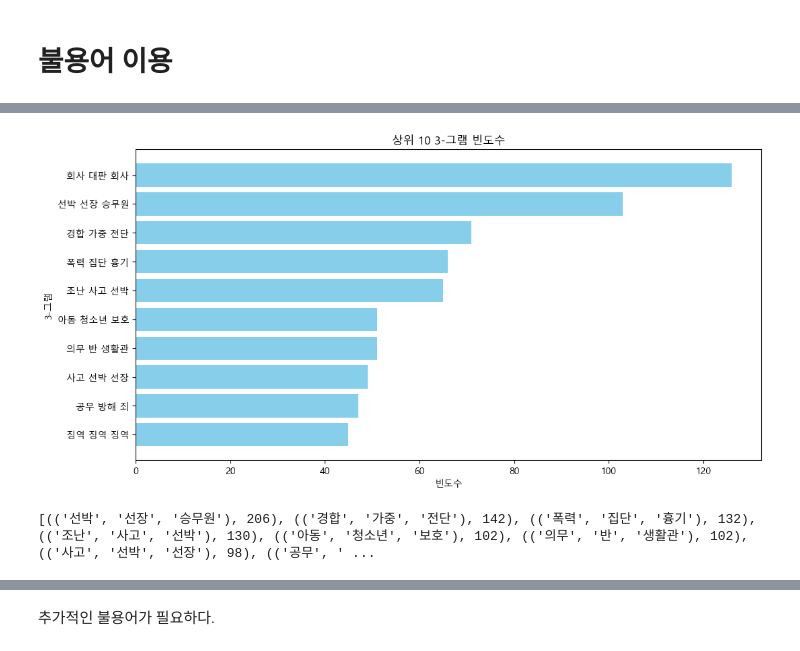
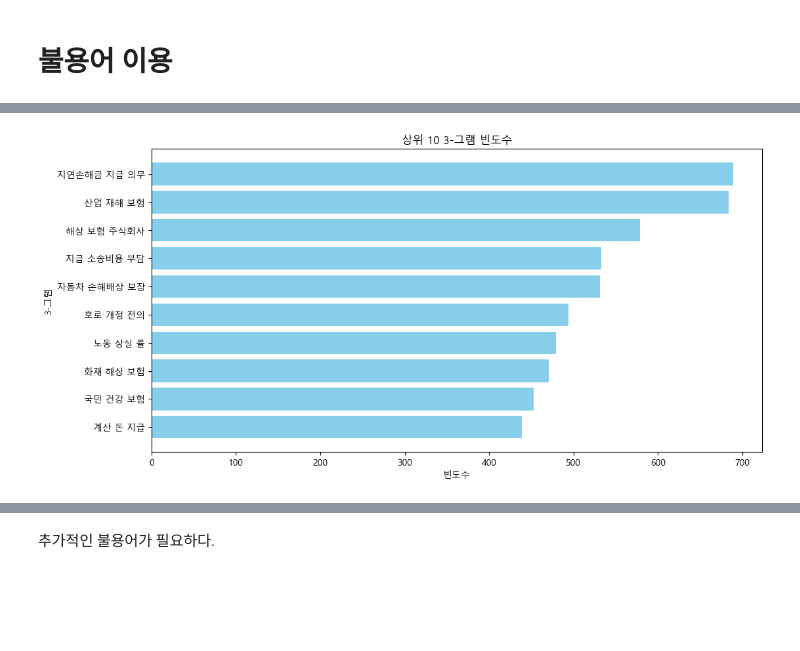
Before and after one commit to sesac-NoF/NoF, a Jupyter notebook: 09.ngram_dh.ipynb, the cells around one changed output, grey strips where cells are left out. Saved outputs shown, nothing was run; the diff lists cells and outputs as text; code cells hidden in the pictures; blank space fills up the shorter version.

Commit message:
판례내용 전부가 아닌 일부만 가지고 했었어서 전부 하는걸로 수정

```diff
--- a/09.ngram_dh.ipynb
+++ b/09.ngram_dh.ipynb
@@ -151,53 +177,21 @@ plt.show()
 # %%
-# n-그램 생성 ( 3-그램)
-bigrams3 = []
-
-for tokens in tokenized_docs:
-    bigrams3.extend(ngrams(tokens, 3))  # 각 문서에서 3-그램 생성
-
-# n-그램 빈도수 계산
-bigram3_counts = Counter(bigrams3)
-
 # n-그램 빈도수에서 상위 10개 추출
 top_n = 10
-top_bigrams3 = bigram3_counts.most_common(top_n)
+top_bigrams3 = trigram_counts.most_common(top_n)
 
 # n-그램과 그 빈도수 분리
-bigrams3, counts = zip(*top_bigrams3)
+trigrams, counts = zip(*top_bigrams3)
 
 # n-그램을 문자열로 변환
-bigram3_labels = [' '.join(bigram) for bigram in bigrams3]
+trigrams_labels = [' '.join(trigram) for trigram in trigrams]
 
 # 시각화
 plt.figure(figsize=(12, 6))
-plt.barh(bigram3_labels, counts, color='skyblue')
+plt.barh(trigrams_labels, counts, color='skyblue')
 plt.xlabel('빈도수')
 plt.ylabel('3-그램')
 plt.title(f'상위 {top_n} 3-그램 빈도수')
 plt.gca().invert_yaxis()  # 상위 항목이 위로 오도록
 plt.show()
 # %% [output]
-[figure, old version]
+[figure, new version]
-# %%
-for doc in df['판례내용'].iloc[:200]:  # 단어 단위로 토큰화 하고 불용어를 제거하였다.
-    tokens = okt.nouns(doc)
-    filtered_tokens = [word for word in tokens if word not in stopwords]
-    tokenized_docs.append(filtered_tokens)  # 리스트로 저장
-
-# n-그램 생성 (예: 3-그램)
-bigrams = []
-threegrams = []
-
-for tokens in tokenized_docs:
-    # 3-그램 생성, 중복 단어가 있는 n-그램은 제외
-    for gram in ngrams(tokens, 3):
-        if len(set(gram)) == len(gram):  # 중복 단어가 없을 경우만 추가
-            threegrams.append(gram)
-
-# n-그램 빈도수 계산
-threegram_counts = Counter(threegrams)
-
-# 결과 출력
-print(threegram_counts.most_common(10))  # 상위 10개 n-그램 출력
-# %% [output]
-[(('선박', '선장', '승무원'), 206), (('경합', '가중', '전단'), 142), (('폭력', '집단', '흉기'), 132), (('조난', '사고', '선박'), 130), (('아동', '청소년', '보호'), 102), (('의무', '반', '생활관'), 102), (('사고', '선박', '선장'), 98), (('공무', ' ...
```
Also changed, not shown: parts of 4 cells of this notebook.
